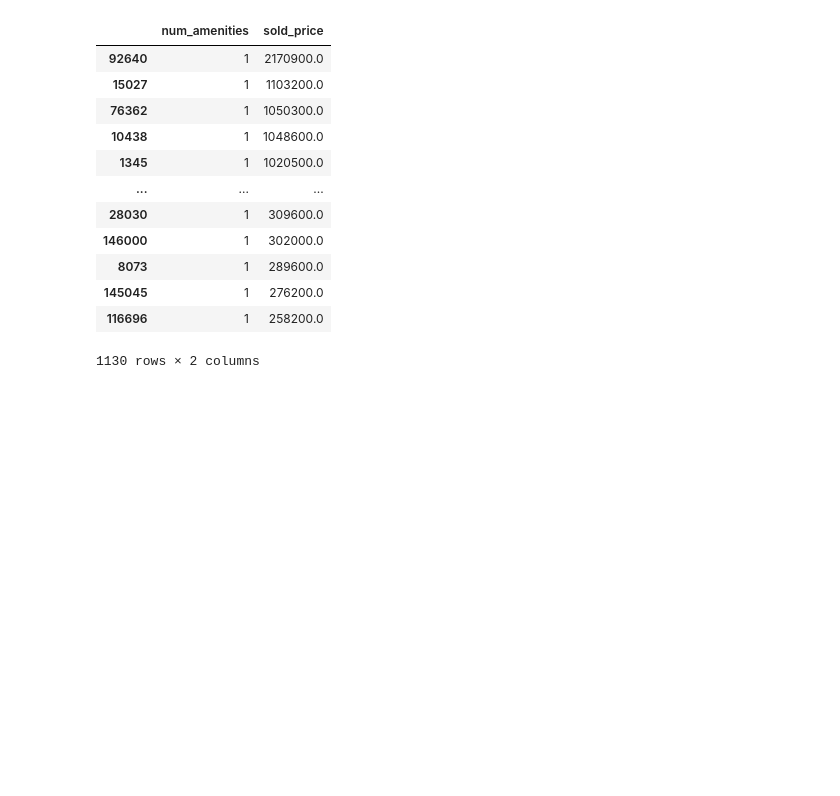
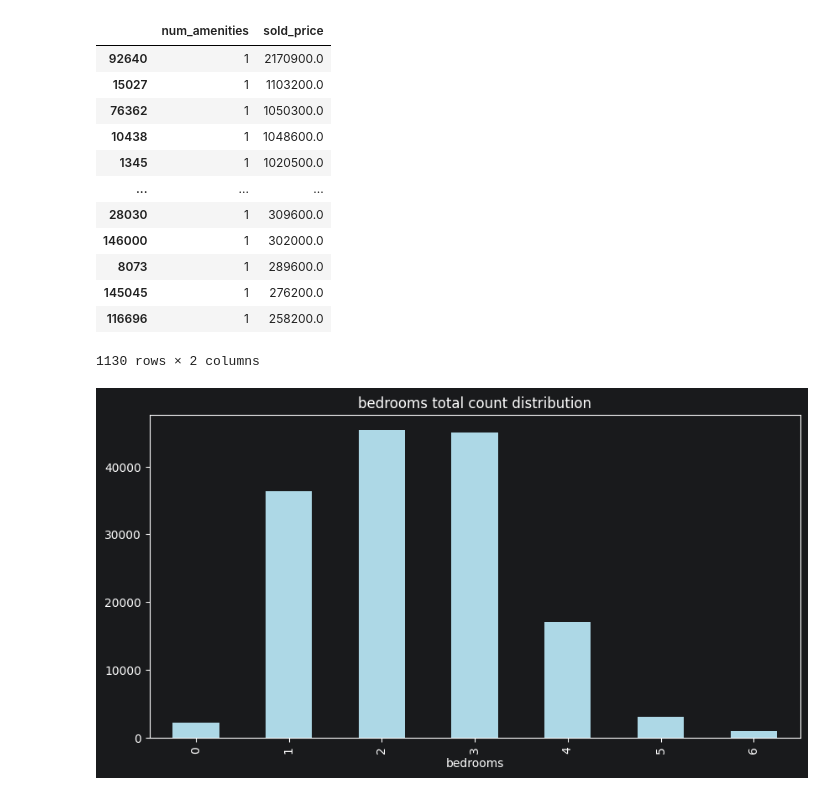
Before and after one commit to LucasWHJ/SSU-Data-Dash-2026-Toronto-Home-Price-Prediction-Challenge, a Jupyter notebook: notebooks/01_eda.ipynb, the cells around one changed output. Cells and saved outputs as stored; diff of their text form; code cells hidden in the pictures; blank space fills up the shorter version.

```diff
--- a/notebooks/01_eda.ipynb
+++ b/notebooks/01_eda.ipynb
@@ -320,3 +309,11 @@ amenities_and_price[amenities_and_price['num_amenities'] == 1].sort_values(by =
 | 145045 | 1 | 276200.0 |
 | 116696 | 1 | 258200.0 |
 1130 rows × 2 columns
+# %%
+listings['bedrooms'].astype(int).value_counts().sort_index().plot(kind = 'bar', figsize = (10, 5), color = 'lightblue')
+
+plt.title("bedrooms total count distribution")
+
+plt.show()
+# %% [output]
+[figure, added]
```
Also changed, not shown: parts of 20 cells of this notebook.
